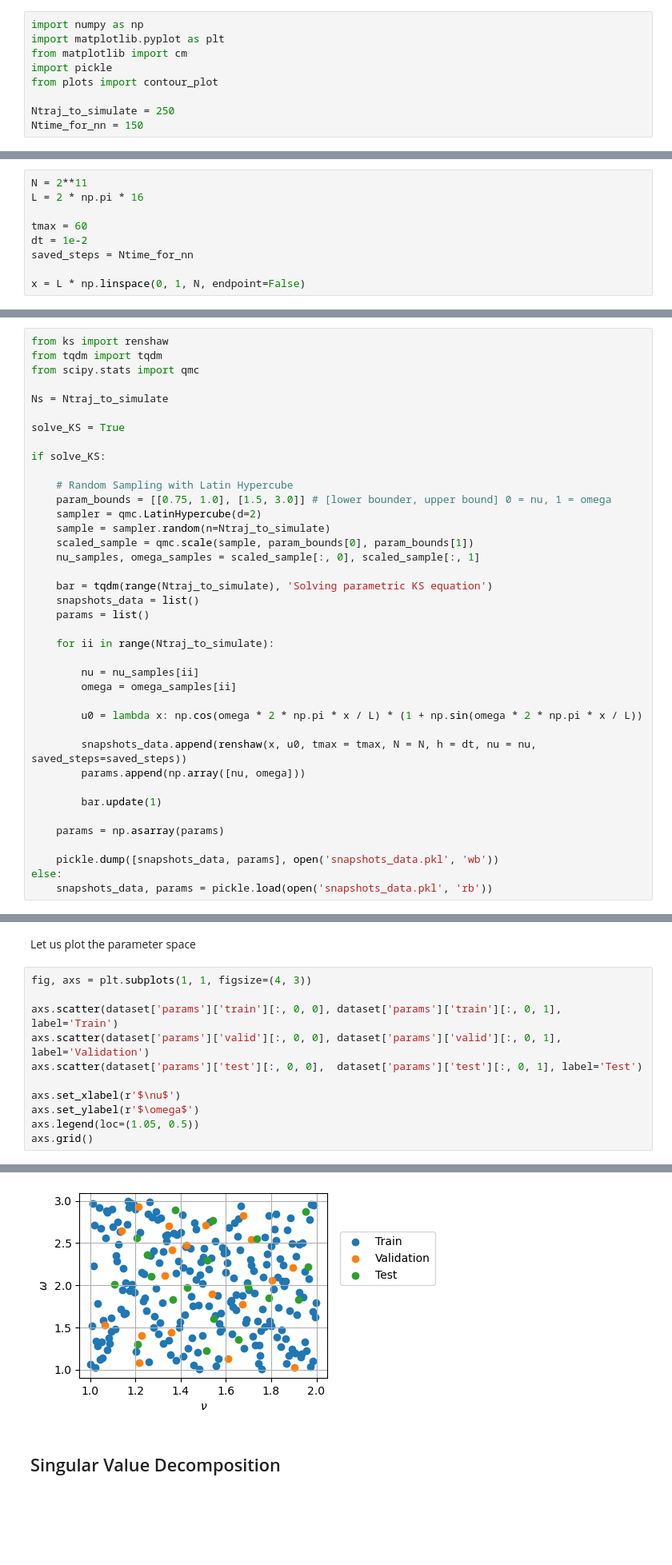
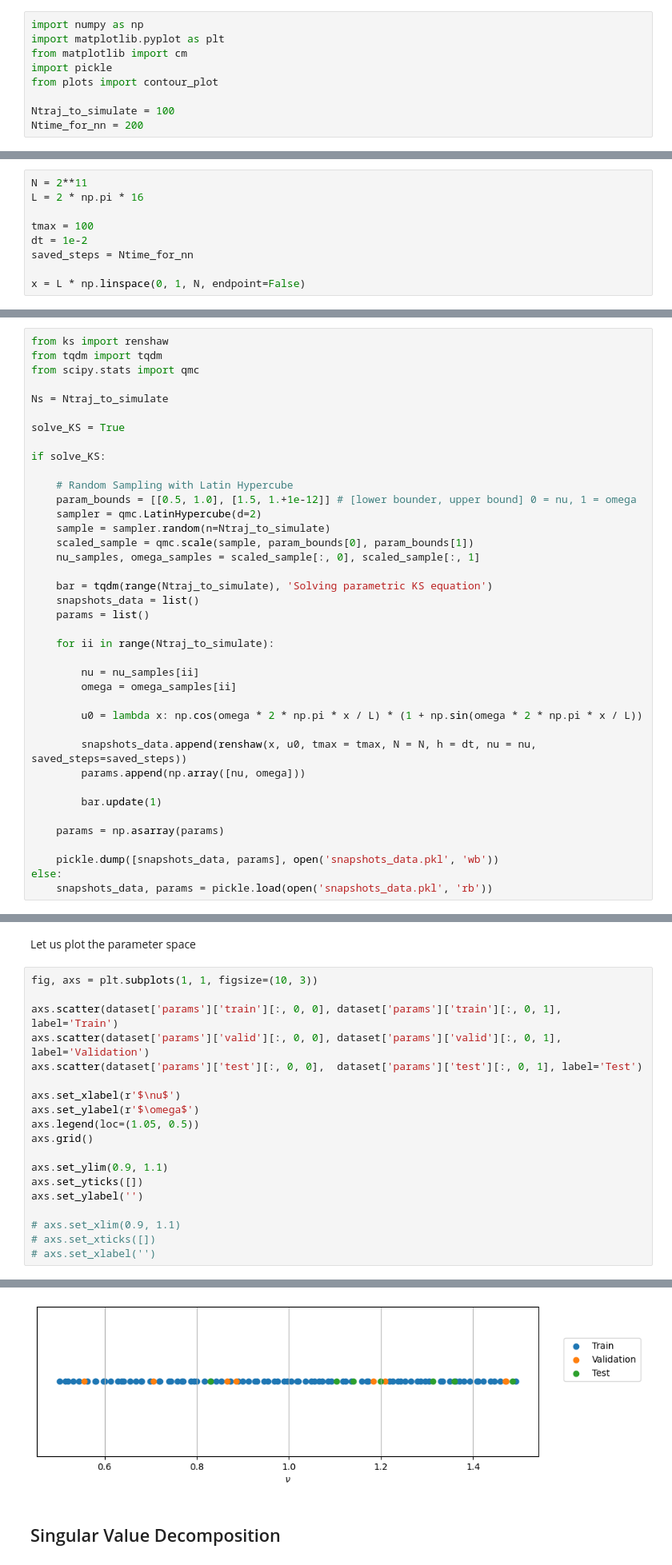
Before and after one commit to markus0800/SHRED-ROM, a Jupyter notebook: KuramotoSivashinsky/ks_padding_shred.ipynb, the cells around one changed output, grey strips where cells are left out. Shown at 80% size. Drawn from its saved outputs; the diff is of its cells as text; blank space fills up the shorter version.

```diff
--- a/KuramotoSivashinsky/ks_padding_shred.ipynb
+++ b/KuramotoSivashinsky/ks_padding_shred.ipynb
@@ -7,8 +7,8 @@ from matplotlib import cm
 import pickle
 from plots import contour_plot
 
-Ntraj_to_simulate = 250
-Ntime_for_nn = 150
+Ntraj_to_simulate = 100
+Ntime_for_nn = 200
 # %% [markdown]
 ## Generation of the data
 # %% [markdown]
@@ -17,7 +17,7 @@ Solving in $[0,L]$ with $L=2\pi$ for $u_0 = \cos(2 \pi\,x/L)\cdot (1+\sin(2 \pi\
 N = 2**11
 L = 2 * np.pi * 16
 
-tmax = 60
+tmax = 100
 dt = 1e-2
 saved_steps = Ntime_for_nn
 
@@ -36,7 +36,7 @@ solve_KS = True
 if solve_KS:
 
     # Random Sampling with Latin Hypercube
-    param_bounds = [[0.75, 1.0], [1.5, 3.0]] # [lower bounder, upper bound] 0 = nu, 1 = omega
+    param_bounds = [[0.5, 1.0], [1.5, 1.+1e-12]] # [lower bounder, upper bound] 0 = nu, 1 = omega
     sampler = qmc.LatinHypercube(d=2)
     sample = sampler.random(n=Ntraj_to_simulate)
     scaled_sample = qmc.scale(sample, param_bounds[0], param_bounds[1])
@@ -146,7 +148,7 @@ dataset['params'] = {
 # %% [markdown]
 Let us plot the parameter space
 # %%
-fig, axs = plt.subplots(1, 1, figsize=(4, 3))
+fig, axs = plt.subplots(1, 1, figsize=(10, 3))
 
 axs.scatter(dataset['params']['train'][:, 0, 0], dataset['params']['train'][:, 0, 1], label='Train')
 axs.scatter(dataset['params']['valid'][:, 0, 0], dataset['params']['valid'][:, 0, 1], label='Validation')
@@ -156,4 +158,12 @@ axs.set_xlabel(r'$\nu$')
 axs.set_ylabel(r'$\omega$')
 axs.legend(loc=(1.05, 0.5))
 axs.grid()
+
+axs.set_ylim(0.9, 1.1)
+axs.set_yticks([])
+axs.set_ylabel('')
+
+# axs.set_xlim(0.9, 1.1)
+# axs.set_xticks([])
+# axs.set_xlabel('')
 # %% [output]
@@ -160,4 +171,4 @@ axs.grid()
-[figure, old version]
+[figure, new version]
 # %% [markdown]
 ## Singular Value Decomposition
 # %%
```
Also changed, not shown: parts of 17 cells of this notebook, 1 other file.
